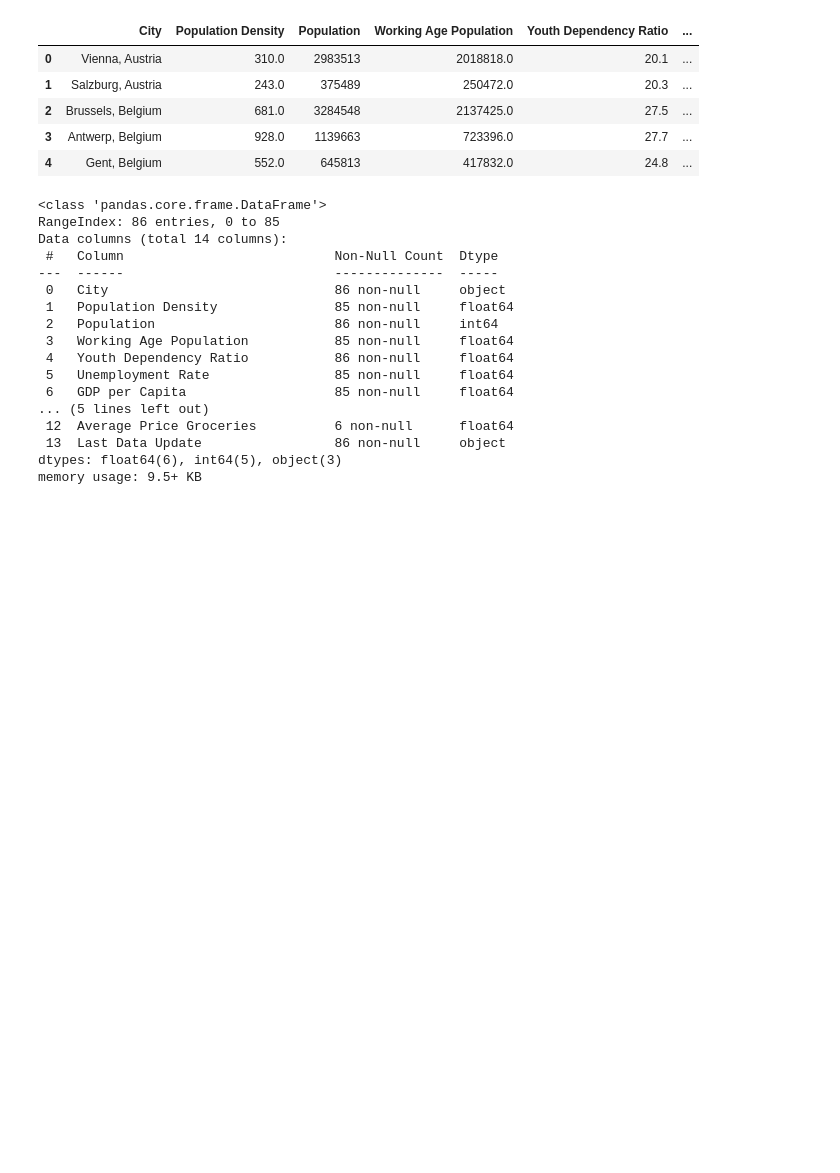
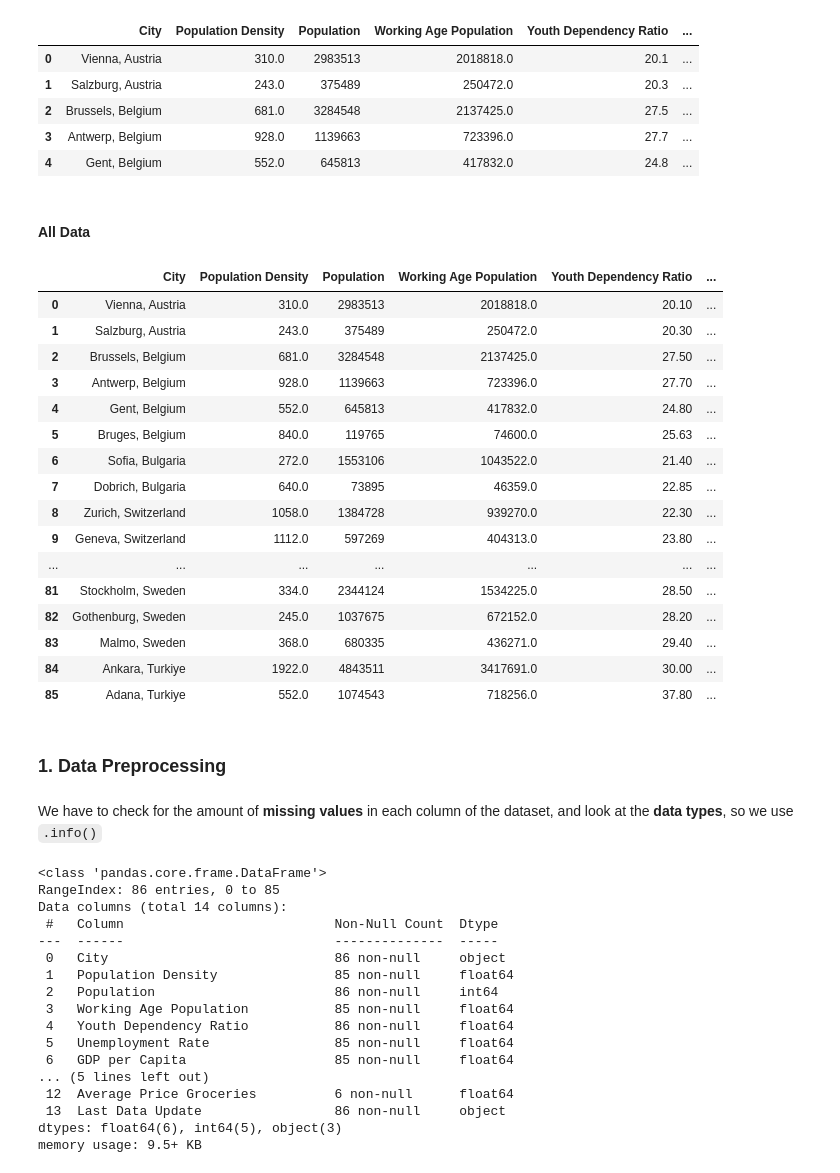
Before and after one commit to yespeciall/repo_G21, a Jupyter notebook: PDS project/Group 21 PDS project.ipynb, the cells around one changed output. Drawn from its saved outputs; the diff is of its cells as text; code cells hidden in the pictures; blank space fills up the shorter version.

```diff
--- a/PDS project/Group 21 PDS project.ipynb
+++ b/PDS project/Group 21 PDS project.ipynb
@@ -33,4 +30,33 @@ city_data.head()
 | 2 | Brussels, Belgium | 681.0 | 3284548 | 2137425.0 | 27.5 | ... |
 | 3 | Antwerp, Belgium | 928.0 | 1139663 | 723396.0 | 27.7 | ... |
 | 4 | Gent, Belgium | 552.0 | 645813 | 417832.0 | 24.8 | ... |
+# %% [markdown]
+#### All Data
+# %%
+#modify the display options to show all rows and columns
+pd.set_option('display.max_rows', None)
+pd.set_option('display.max_columns', None)
+city_data
+# %% [output]
+|  | City | Population Density | Population | Working Age Population | Youth Dependency Ratio | ... |
+| 0 | Vienna, Austria | 310.0 | 2983513 | 2018818.0 | 20.10 | ... |
+| 1 | Salzburg, Austria | 243.0 | 375489 | 250472.0 | 20.30 | ... |
+| 2 | Brussels, Belgium | 681.0 | 3284548 | 2137425.0 | 27.50 | ... |
+| 3 | Antwerp, Belgium | 928.0 | 1139663 | 723396.0 | 27.70 | ... |
+| 4 | Gent, Belgium | 552.0 | 645813 | 417832.0 | 24.80 | ... |
+| 5 | Bruges, Belgium | 840.0 | 119765 | 74600.0 | 25.63 | ... |
+| 6 | Sofia, Bulgaria | 272.0 | 1553106 | 1043522.0 | 21.40 | ... |
+| 7 | Dobrich, Bulgaria | 640.0 | 73895 | 46359.0 | 22.85 | ... |
+| 8 | Zurich, Switzerland | 1058.0 | 1384728 | 939270.0 | 22.30 | ... |
+| 9 | Geneva, Switzerland | 1112.0 | 597269 | 404313.0 | 23.80 | ... |
+| ... | ... | ... | ... | ... | ... | ... |
+| 81 | Stockholm, Sweden | 334.0 | 2344124 | 1534225.0 | 28.50 | ... |
+| 82 | Gothenburg, Sweden | 245.0 | 1037675 | 672152.0 | 28.20 | ... |
+| 83 | Malmo, Sweden | 368.0 | 680335 | 436271.0 | 29.40 | ... |
+| 84 | Ankara, Turkiye | 1922.0 | 4843511 | 3417691.0 | 30.00 | ... |
+| 85 | Adana, Turkiye | 552.0 | 1074543 | 718256.0 | 37.80 | ... |
+# %% [markdown]
+### 1. Data Preprocessing
+# %% [markdown]
+We have to check for the amount of **missing values** in each column of the dataset, and look at the **data types**, so we use `.info()`
 # %%
```
Also changed, not shown: parts of 62 cells of this notebook.
